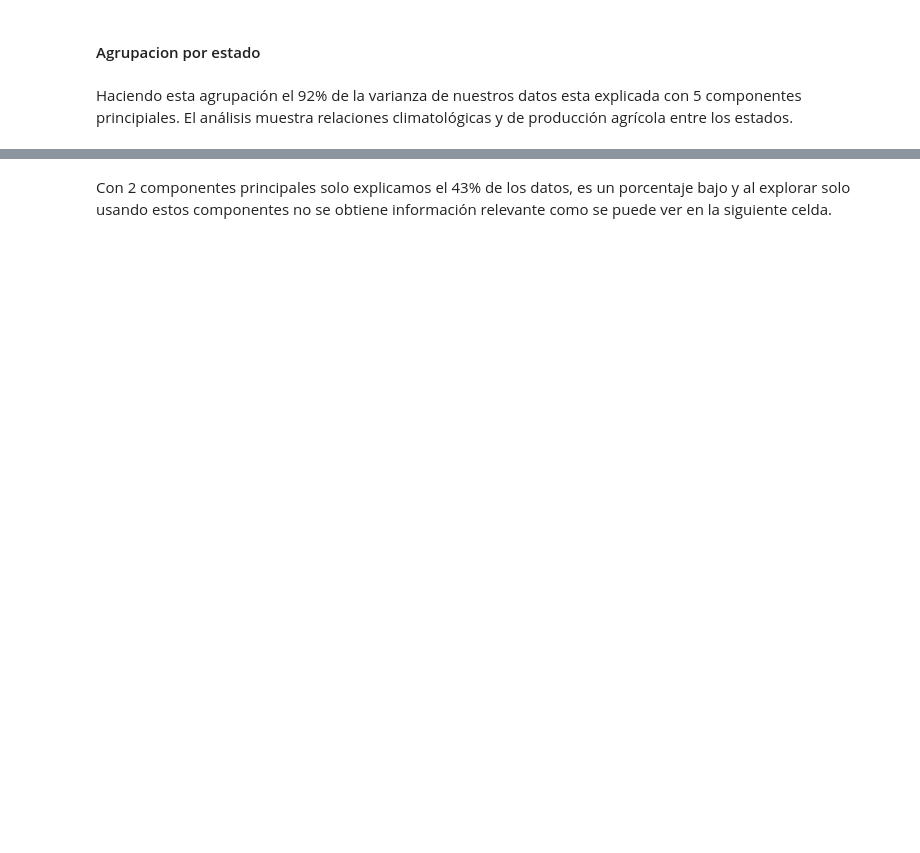
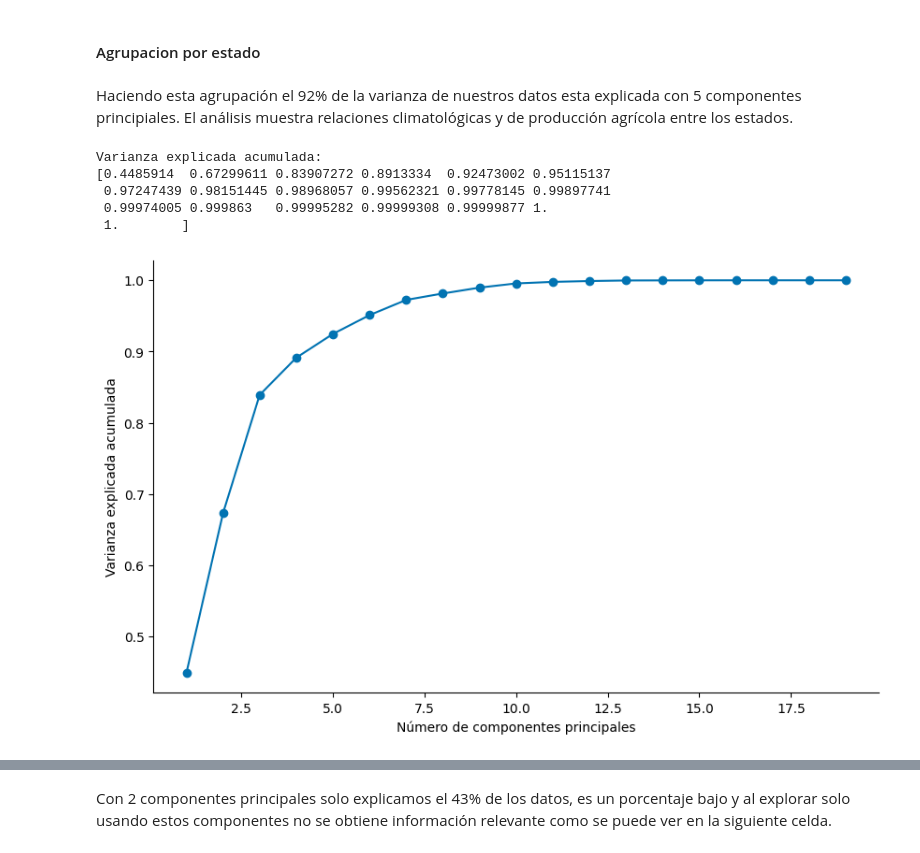
Before and after one commit to ProyectosMCD/RedBAMX, a Jupyter notebook: EDA/eda_Dataframes_Combinado.ipynb, the cells around one changed output, grey strips where cells are left out. Cells and saved outputs as stored; diff of their text form; code cells hidden in the pictures; blank space fills up the shorter version.

```diff
--- a/EDA/eda_Dataframes_Combinado.ipynb
+++ b/EDA/eda_Dataframes_Combinado.ipynb
@@ -588,3 +590,8 @@ plt.show()
 ### Usando PCA
 # %% [markdown]
 Para finalizar, aplicaremos un análisis por componentes principales (PCA). Aplicaremos uno agrupando por estado, otro por cultivo y el último sin agrupar. Para los análisis agrupados no tomaremos en cuenta las columnas de tiempo, ya que al agruparlo se pierde la información.
+# %%
+directory = '../limpieza'
+
+df_SIAP_sniim_clima_precip_ivf = pd.read_csv(os.path.join(directory,"excedente_agrícola.csv"))
+df_SIAP_sniim_clima_precip_ivf.head()
@@ -592,3 +606,61 @@ Para finalizar, aplicaremos un análisis por componentes principales (PCA). Apli
 #### Agrupacion por estado
 # %% [markdown]
 Haciendo esta agrupación el 92% de la varianza de nuestros datos esta explicada con 5 componentes principiales. El análisis muestra relaciones climatológicas y de producción agrícola entre los estados.
+# %%
+# Eliminamos columnas
+df_group_state = df_SIAP_sniim_clima_precip_ivf.drop(['Año', 'Mes', 'Rendimiento(udm/ha)',
+                                                      'Estado_CVE', 'Cultivo'], axis=1)
+
+
+# Funciones de agregación
+default_aggregation_function = 'mean'
+specific_aggregations = {
+    'Superficie(ha)_Sembrada': 'sum',
+    'Superficie(ha)_Cosechada': 'sum',
+    'Superficie(ha)_Siniestrada': 'sum',
+    'Producción': 'sum',
+    'Precipitación': 'sum',
+    'Precipitacion': 'sum'
+}
+aggregation_functions = {col: specific_aggregations.get(col, default_aggregation_function) for col in df_group_state.columns}
+aggregation_functions.pop('Estado')
+
+# Hacemos la agrupación por estado
+df_group_state = df_group_state.groupby(['Estado']).agg(aggregation_functions).reset_index()
+df_to_pca_state = df_group_state.drop('Estado', axis=1)
+
+# Imputar valores faltantes
+imputer = SimpleImputer(strategy='mean')
+df_to_pca_state = pd.DataFrame(imputer.fit_transform(df_to_pca_state), columns=df_to_pca_state.columns)
+
+# Estandarizamos a media 0 y varianza 1
+scaler_state = StandardScaler()
+df_to_pca_state_scaled = scaler_state.fit_transform(df_to_pca_state)
+
+# Aplicamos PCA
+pca_state = PCA()
+pca_state.fit_transform(df_to_pca_state_scaled)
+
+
+# Obtenemos la varianza explicada acumulada
+explained_variance_ratio = pca_state.explained_variance_ratio_
+cumulative_variance_ratio = explained_variance_ratio.cumsum()
+print("Varianza explicada acumulada:")
+print(cumulative_variance_ratio)
+
+# Graficamos
+plt.figure(figsize=(10, 6))
+plt.plot(range(1, len(cumulative_variance_ratio) + 1), cumulative_variance_ratio, marker='o', linestyle='-')
+plt.xlabel('Número de componentes principales')
+plt.ylabel('Varianza explicada acumulada')
+plt.gca().spines['right'].set_visible(False)
+plt.gca().spines['top'].set_visible(False)
+plt.grid(False)
+plt.show()
+# %% [output]
+Varianza explicada acumulada:
+[0.4485914  0.67299611 0.83907272 0.8913334  0.92473002 0.95115137
+ 0.97247439 0.98151445 0.98968057 0.99562321 0.99778145 0.99897741
+ 0.99974005 0.999863   0.99995282 0.99999308 0.99999877 1.
+ 1.        ]
+[figure, added]
```
Also changed, not shown: parts of 12 cells of this notebook.
